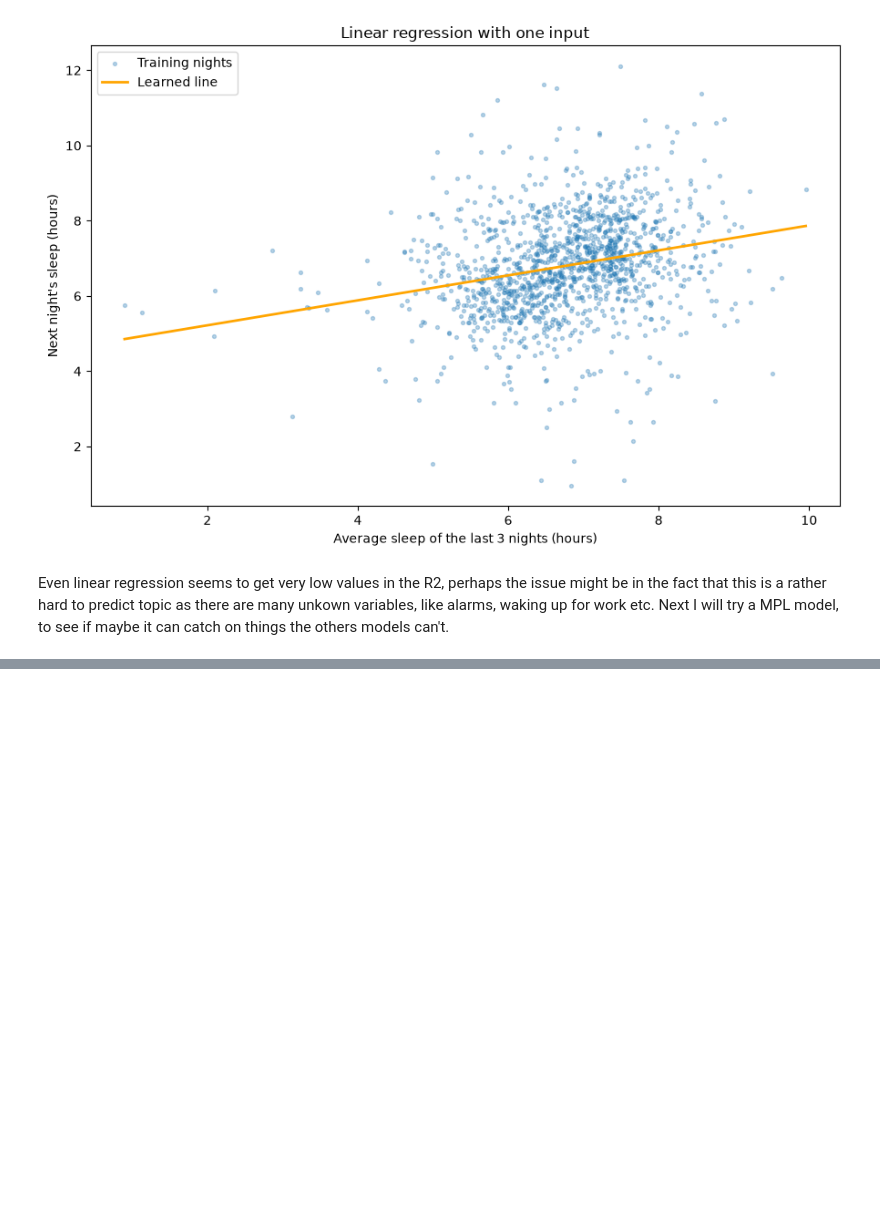
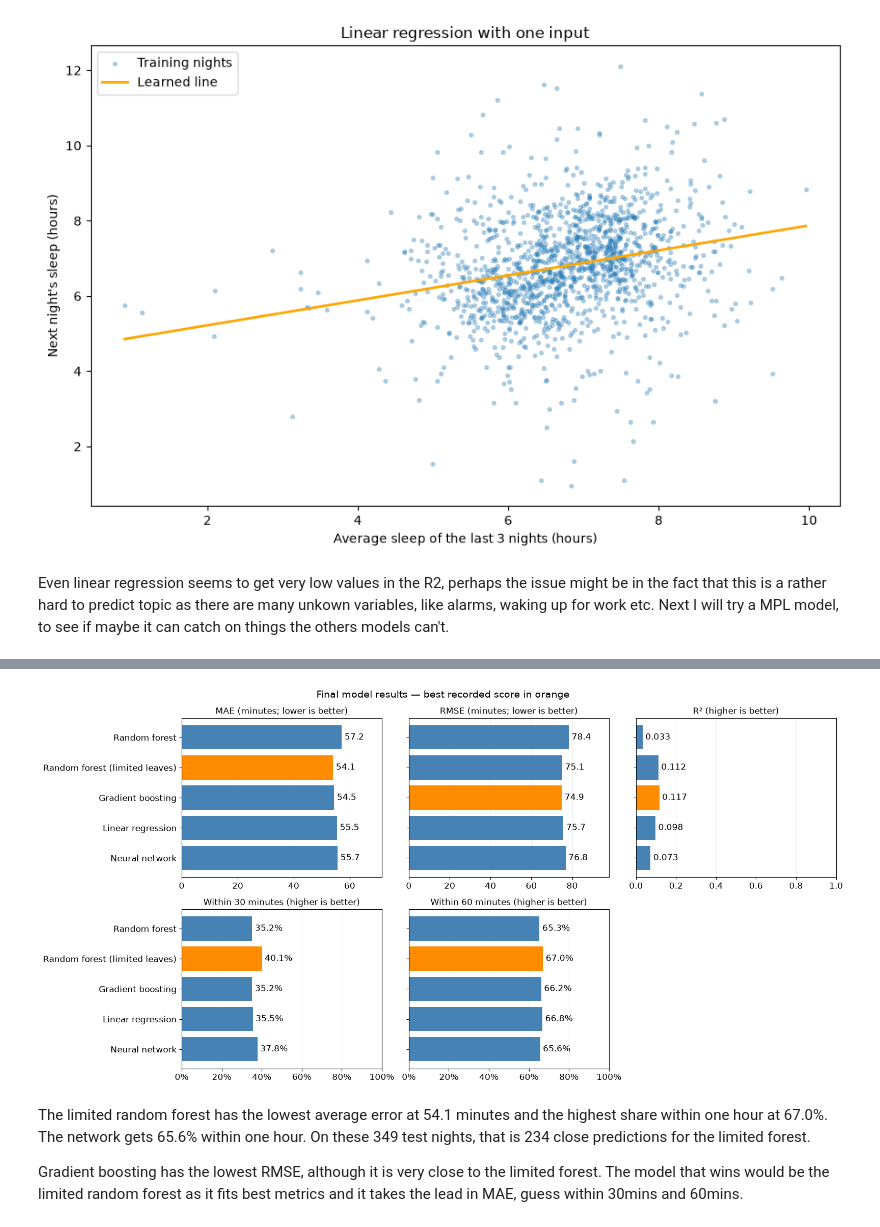
Before and after one commit to krasennnn/sleep-predictor, a Jupyter notebook: 01_explore_and_prepare_data.ipynb, the cells around one changed output, grey strips where cells are left out. Cells and saved outputs as stored; diff of their text form; code cells hidden in the pictures; blank space fills up the shorter version.

```diff
--- a/01_explore_and_prepare_data.ipynb
+++ b/01_explore_and_prepare_data.ipynb
@@ -1503,2 +1354,0 @@ Now we run the model from the best epoch on the test data. R² is the share of t
-# %%
-score = trainer.test(model, datamodule=datamodule, ckpt_path="best")
@@ -1707,0 +1682,64 @@ plt.show()
+# %%
+from matplotlib.ticker import PercentFormatter
+
+chart_titles = [
+    "MAE (minutes; lower is better)",
+    "RMSE (minutes; lower is better)",
+    "R² (higher is better)",
+    "Within 30 minutes (higher is better)",
+    "Within 60 minutes (higher is better)",
+]
+model_labels = [
+    name.replace("Random forest, limited leaf size", "Random forest (limited leaves)")
+    for name in comparison.index
+]
+positions = np.arange(len(comparison))
+fig, axes = plt.subplots(2, 3, figsize=(16, 8), sharey=True)
+
+for ax, score, title in zip(axes.flat, score_columns, chart_titles):
+    values = comparison[score]
+    lower_is_better = score in ["MAE (minutes)", "RMSE (minutes)"]
+    best_value = values.min() if lower_is_better else values.max()
+    colors = [
+        "darkorange" if np.isclose(value, best_value) else "steelblue"
+        for value in values
+    ]
+    ax.barh(positions, values, color=colors)
+    ax.set_yticks(positions, model_labels, fontsize=12)
+    ax.set_title(title, fontsize=12)
+    ax.tick_params(axis="x", labelsize=12)
+    ax.grid(axis="x", alpha=0.2)
+    ax.set_axisbelow(True)
+
+    if score.startswith("Nights within"):
+        ax.set_xlim(0, 1)
+        ax.xaxis.set_major_formatter(PercentFormatter(1, decimals=0))
+    elif score == "R²":
+        ax.set_xlim(min(0, values.min() * 1.4), 1)
+    else:
+        ax.set_xlim(0, values.max() * 1.25)
+
+    for position, value in enumerate(values):
+        if score.startswith("Nights within"):
+            label = f"{value:.1%}"
+        elif score == "R²":
+            label = f"{value:.3f}"
+        else:
+            label = f"{value:.1f}"
+        ax.annotate(
+            label, (value, position),
+            xytext=(4 if value >= 0 else -4, 0), textcoords="offset points",
+            va="center", ha="left" if value >= 0 else "right", fontsize=12,
+        )
+
+axes[0, 0].invert_yaxis()
+axes[1, 2].set_visible(False)
+fig.suptitle("Final model results — best recorded score in orange", fontsize=14)
+plt.tight_layout()
+plt.show()
+# %% [output]
+[figure, added]
+# %% [markdown]
+The limited random forest has the lowest average error at 54.1 minutes and the highest share within one hour at 67.0%. The network gets 65.6% within one hour. On these 349 test nights, that is 234 close predictions for the limited forest.
+
+Gradient boosting has the lowest RMSE, although it is very close to the limited forest. The model that wins would be the limited random forest as it fits best metrics and it takes the lead in MAE, guess within 30mins and 60mins.
```
Also changed, not shown: parts of 55 cells of this notebook.
